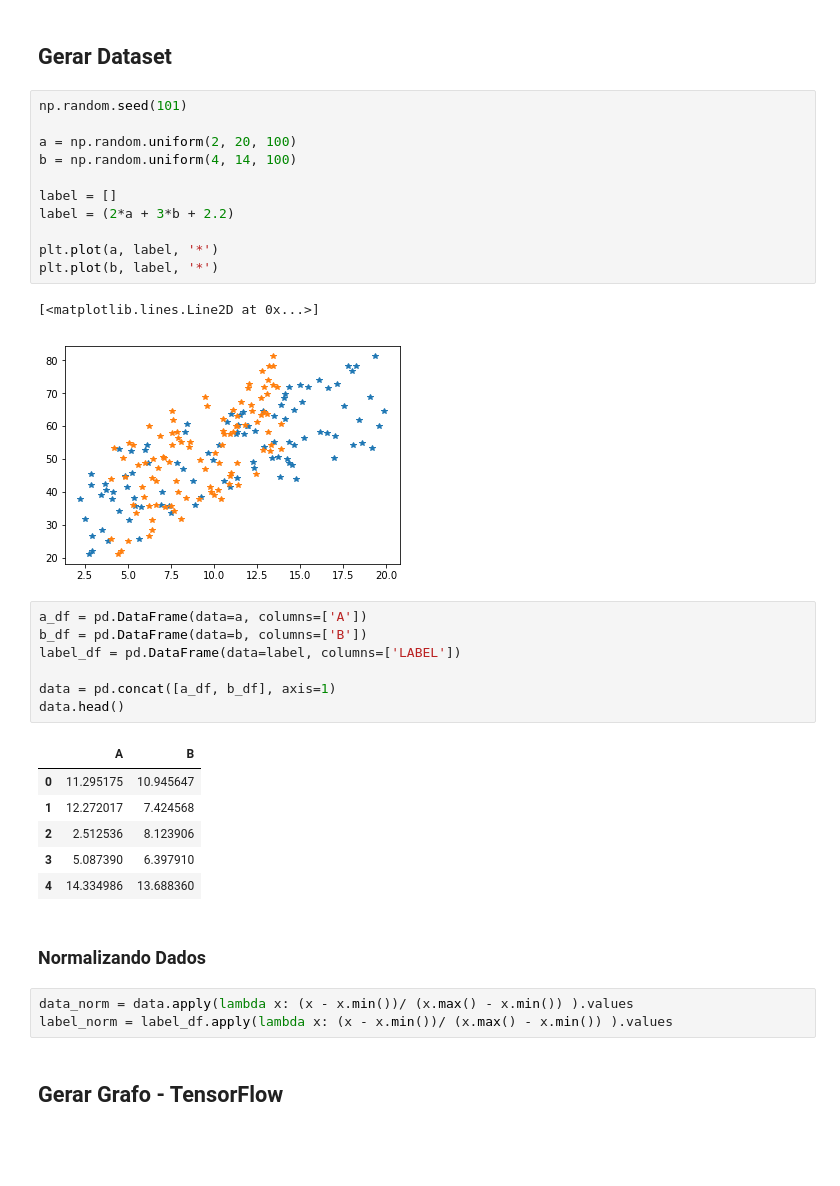
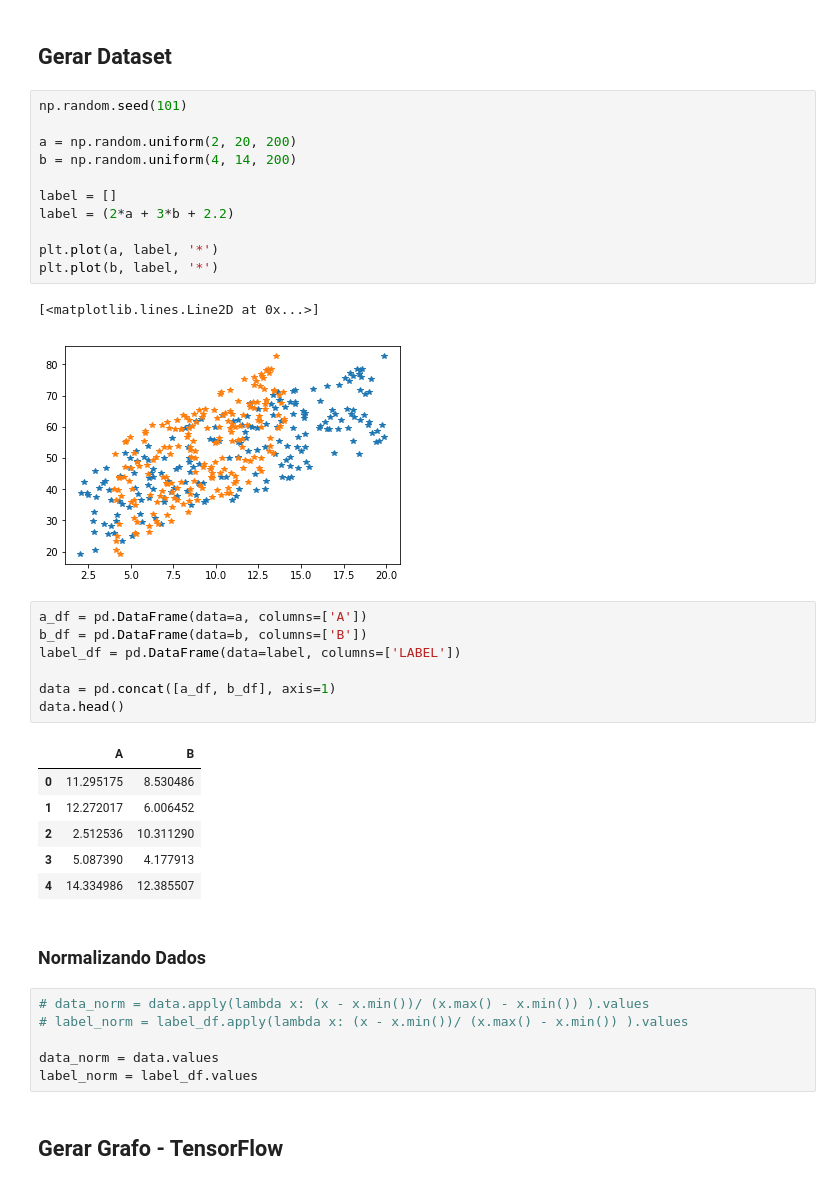
Before and after one commit to miguelcecci/DataScience-DeepLearning, a Jupyter notebook: 2VariablesRegression.ipynb, the cells around one changed output. Drawn from its saved outputs; the diff is of its cells as text; blank space fills up the shorter version.

```diff
--- a/2VariablesRegression.ipynb
+++ b/2VariablesRegression.ipynb
@@ -12,17 +12,17 @@ import pandas as pd
 # %%
 np.random.seed(101)
 
-a = np.random.uniform(2, 20, 100)
-b = np.random.uniform(4, 14, 100)
+a = np.random.uniform(2, 20, 200)
+b = np.random.uniform(4, 14, 200)
 
 label = []
 label = (2*a + 3*b + 2.2)
 
 plt.plot(a, label, '*')
 plt.plot(b, label, '*')
 # %% [output]
 [<matplotlib.lines.Line2D at 0x...>]
-[figure, old version]
+[figure, new version]
 # %%
 a_df = pd.DataFrame(data=a, columns=['A'])
 b_df = pd.DataFrame(data=b, columns=['B'])
@@ -32,16 +32,19 @@ data = pd.concat([a_df, b_df], axis=1)
 data.head()
 # %% [output]
 |  | A | B |
-| 0 | 11.295175 | 10.945647 |
-| 1 | 12.272017 | 7.424568 |
-| 2 | 2.512536 | 8.123906 |
-| 3 | 5.087390 | 6.397910 |
-| 4 | 14.334986 | 13.688360 |
+| 0 | 11.295175 | 8.530486 |
+| 1 | 12.272017 | 6.006452 |
+| 2 | 2.512536 | 10.311290 |
+| 3 | 5.087390 | 4.177913 |
+| 4 | 14.334986 | 12.385507 |
 # %% [markdown]
 ### Normalizando Dados
 # %%
-data_norm = data.apply(lambda x: (x - x.min())/ (x.max() - x.min()) ).values
-label_norm = label_df.apply(lambda x: (x - x.min())/ (x.max() - x.min()) ).values
+# data_norm = data.apply(lambda x: (x - x.min())/ (x.max() - x.min()) ).values
+# label_norm = label_df.apply(lambda x: (x - x.min())/ (x.max() - x.min()) ).values
+
+data_norm = data.values
+label_norm = label_df.values
 # %% [markdown]
 ## Gerar Grafo - TensorFlow
 # %%
```
Also changed, not shown: parts of 4 cells of this notebook.
